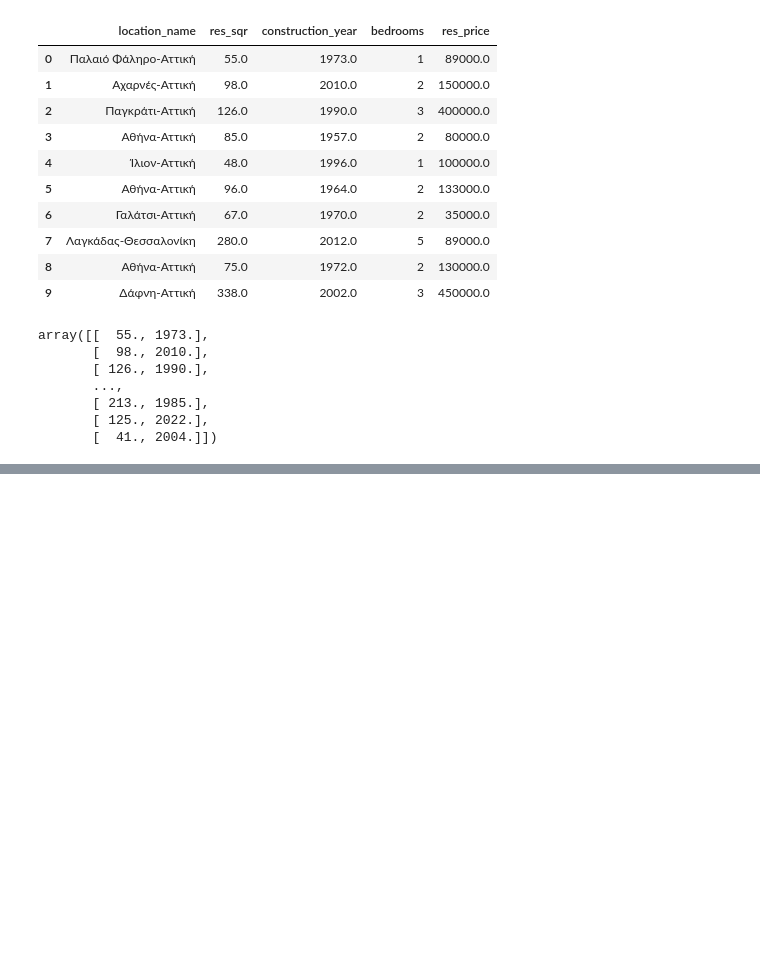
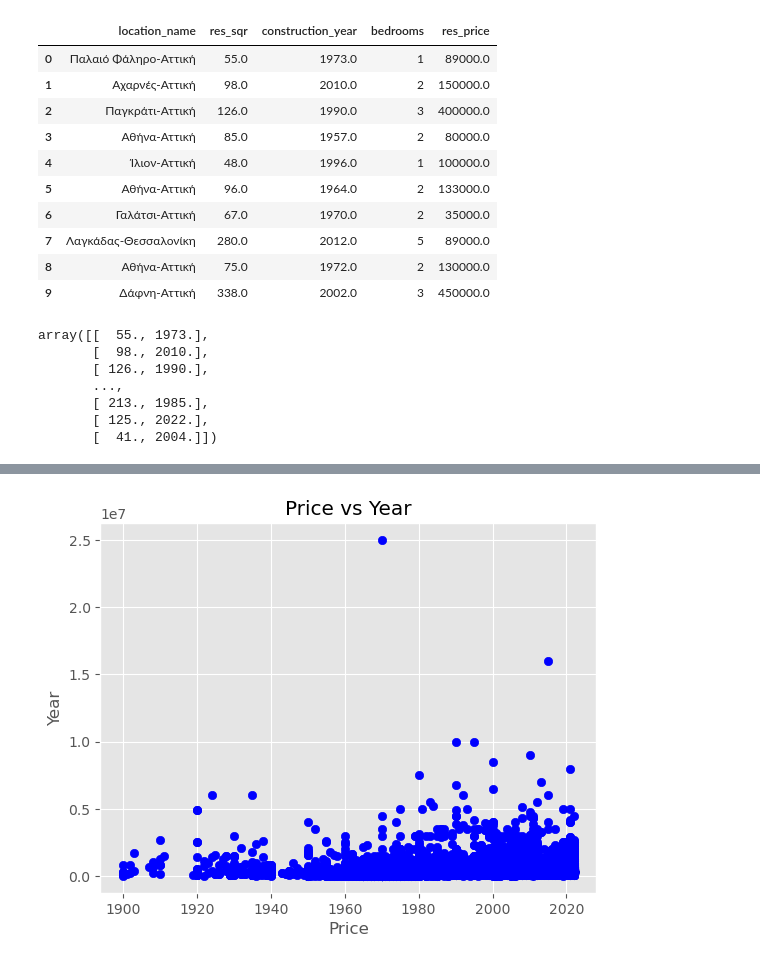
Before and after one commit to thodoris-spyridis/Non_Linear_Regression, a Jupyter notebook: data_cleaning.ipynb, the cells around one changed output, grey strips where cells are left out. Drawn from its saved outputs; the diff is of its cells as text; code cells hidden in the pictures; blank space fills up the shorter version.

```diff
--- a/data_cleaning.ipynb
+++ b/data_cleaning.ipynb
@@ -52,0 +59,8 @@ plt.show()
+# %%
+plt.scatter(y=y_train, x=x_train[:, 1:], marker="o", c="b")
+plt.title("Price vs Year")
+plt.xlabel("Price")
+plt.ylabel("Year")
+plt.show()
+# %% [output]
+[figure, added]
```
Also changed, not shown: parts of 3 cells of this notebook, 2 other files.
